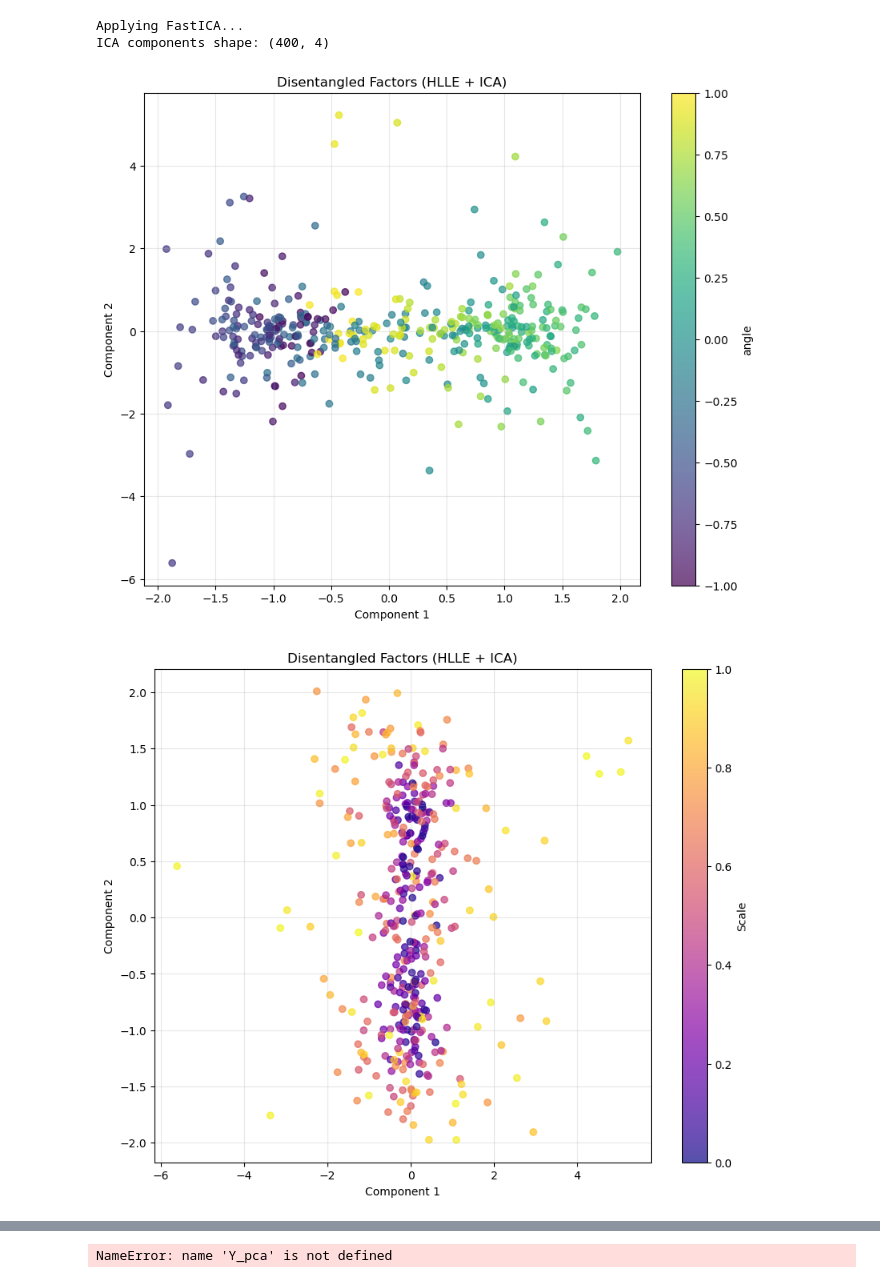
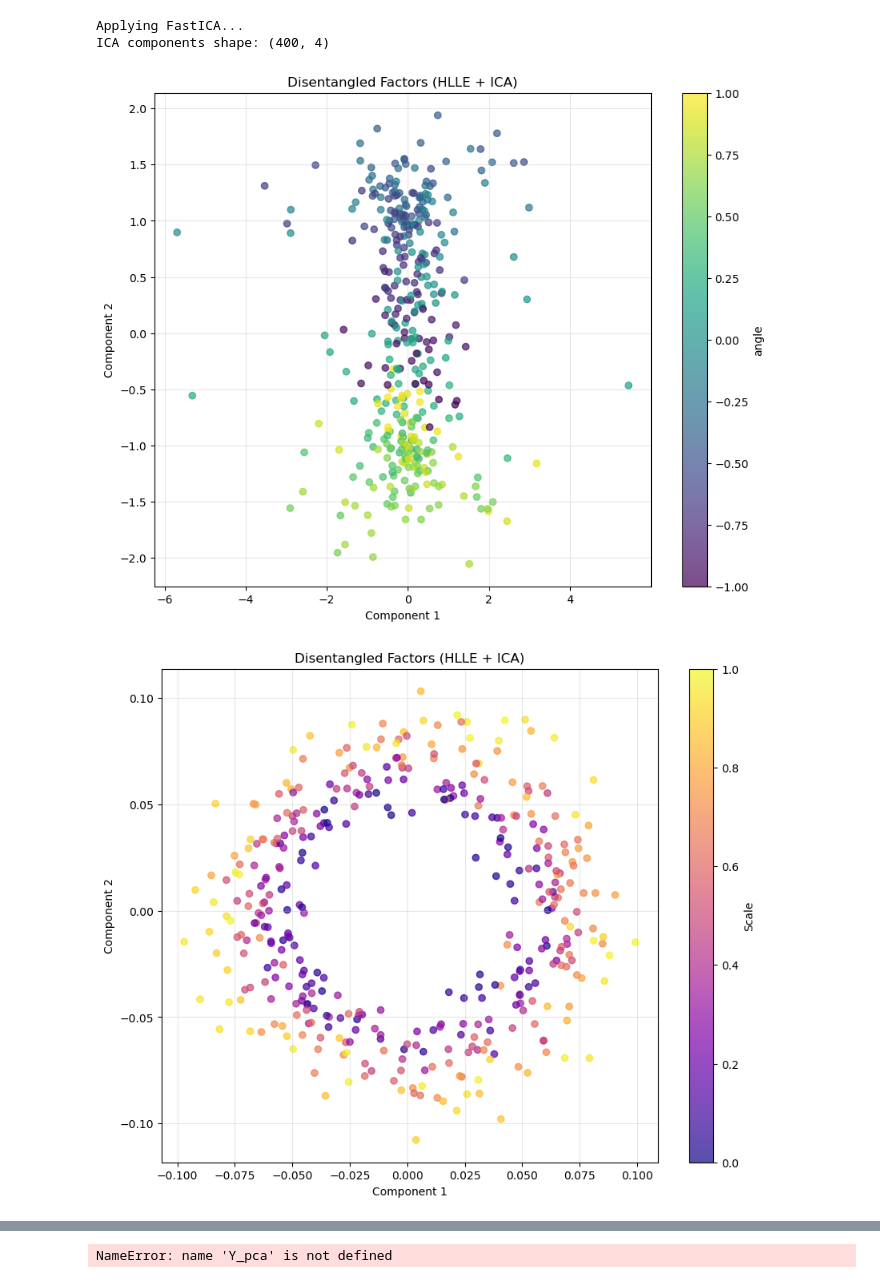
Before and after one commit to Jakaria08/Disentangle_Latent_Space_Deep_SDF, a Jupyter notebook: run_HLLE_ICA_bump_rotation.ipynb, the cells around one changed output, grey strips where cells are left out. Cells and saved outputs as stored; diff of their text form; code cells hidden in the pictures.

```diff
--- a/run_HLLE_ICA_bump_rotation.ipynb
+++ b/run_HLLE_ICA_bump_rotation.ipynb
@@ -151,7 +145,7 @@ df = pd.DataFrame({
 # %%
 # VISUALIZATION 1: Basic scatter plot
 plt.figure(figsize=(10, 8))
-scatter = plt.scatter(Y[:, 0], Y[:, 1], c=angle, cmap='viridis', alpha=0.7)
+scatter = plt.scatter(Y[:, 1], Y[:, 3], c=angle, cmap='viridis', alpha=0.7)
 plt.colorbar(scatter, label="angle")
 plt.xlabel("Component 1")
 plt.ylabel("Component 2")
@@ -162,25 +156,25 @@ plt.grid(True, alpha=0.3)
 plt.savefig("torus_latent_factors_angle.png", dpi=300)
 plt.show()
 # %% [output]
-[figure, old version]
+[figure, new version]
 # %%
 # Alternative coloring by scale
 plt.figure(figsize=(10, 8))
 if np.any(angle != 0):
-    scatter = plt.scatter(Y[:, 1], Y[:, 3], c=scale, cmap='plasma', alpha=0.7)
+    scatter = plt.scatter(Z[:, 0], Z[:, 1], c=scale, cmap='plasma', alpha=0.7)
     plt.colorbar(scatter, label="Scale")
 else:
-    scatter = plt.scatter(Y[:, 0], Y[:, 0], alpha=0.7)
+    scatter = plt.scatter(Z[:, 0], Z[:, 0], alpha=0.7)
 plt.xlabel("Component 1")
 plt.ylabel("Component 2")
 #plt.xlim(-0.2, 0.2)
 #plt.ylim(-0.2, 0.2)
 plt.title("Disentangled Factors (HLLE + ICA)")
 plt.grid(True, alpha=0.3)
 plt.savefig("torus_latent_factors_scale.png", dpi=300)
 plt.show()
 # %% [output]
-[figure, old version]
+[figure, new version]
 # %%
 #Correlation analysis
 if len(mesh_params) > 0:
```
Also changed, not shown: parts of 7 cells of this notebook, 6 other files.
